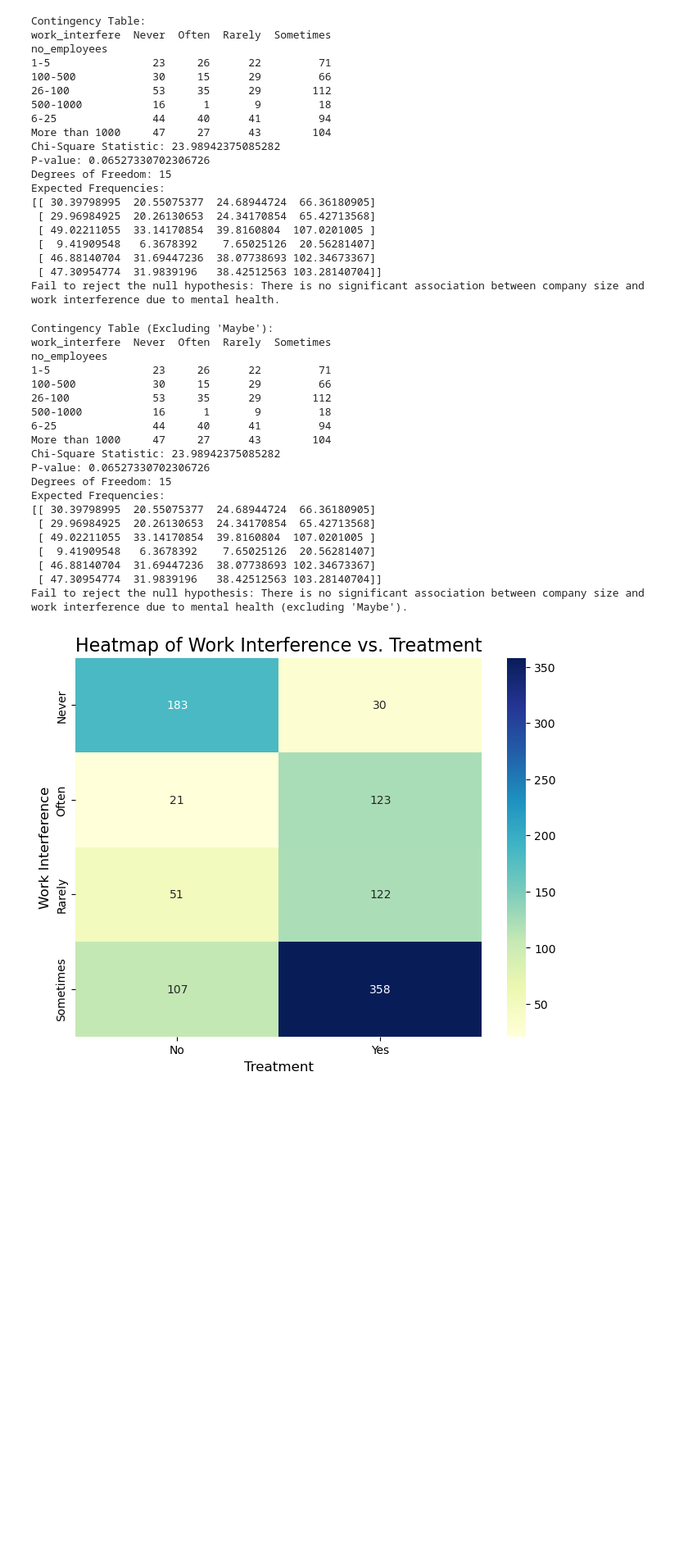
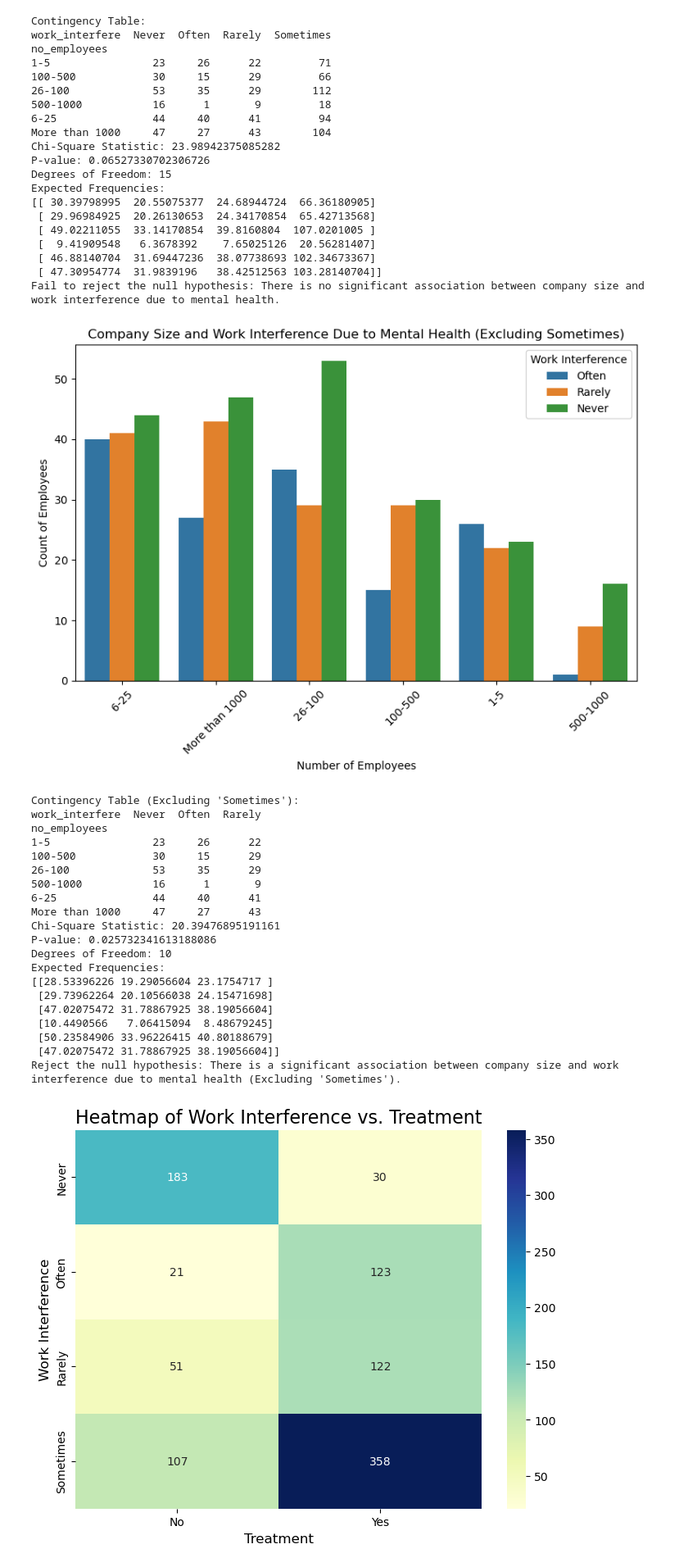
Before and after one commit to Ibraammasoud/Group-3, a Jupyter notebook: MH_Analysis.ipyb.ipynb, the cells around one changed output. Shown: that part at 82% size. Cells and saved outputs as stored; diff of their text form; code cells hidden in the pictures; blank space fills up the shorter version.

```diff
--- a/MH_Analysis.ipyb.ipynb
+++ b/MH_Analysis.ipyb.ipynb
@@ -353,58 +353,79 @@ Expected Frequencies:
  [ 47.30954774  31.9839196   38.42512563 103.28140704]]
 Fail to reject the null hypothesis: There is no significant association between company size and work interference due to mental health.
 # %%
-# Conduct Chi-Square Test of Independence Between Company Size and the extent of wich Mental health inteferes with Work (Excluding Maybe Values)
 
-# Load the dataset (replace with the actual file path if necessary)
+# Conduct Chi-Square Test of Independence Between Company Size and the extent of wich Mental health inteferes with Work (Excluding Sometimes Values)
+# Show relationship between Company Size and Work Interference due to Mental Health
+
+
+# Import necessary libraries
+import pandas as pd
+from scipy.stats import chi2_contingency
+import matplotlib.pyplot as plt
+import seaborn as sns
+
+# Load the dataset (replace 'your_file.csv' with the actual file path)
 df = pd.read_csv('survey.csv')
 
-# Step 1: Filter out the rows where 'work_interfere' is "Maybe"
-df_filtered = df[df['work_interfere'] != 'Maybe']
+# Step 1: Filter out the rows where 'work_interfere' is 'Maybe' or 'Sometimes'
+df_filtered = df[(df['work_interfere'] != 'Maybe') & (df['work_interfere'] != 'Sometimes')]
 
-# Step 2: Create a contingency table for 'no_employees' and 'work_interfere' (now only includes "Yes" and "No")
+# Visualize the relationship between company size and work interference (Excluding 'Sometimes' values)
+plt.figure(figsize=(8, 6))
+sns.countplot(data=df_filtered, x='no_employees', hue='work_interfere')
+plt.title('Company Size and Work Interference Due to Mental Health (Excluding Sometimes)')
+plt.xlabel('Number of Employees')
+plt.ylabel('Count of Employees')
+plt.legend(title='Work Interference', loc='best')
+plt.xticks(rotation=45)
+plt.tight_layout()
+plt.show()
+
+# Step 2: Create a contingency table for 'no_employees' and 'work_interfere' (now only includes "Yes", "No", "Rarely", "Often")
 contingency_table = pd.crosstab(df_filtered['no_employees'], df_filtered['work_interfere'])
 
 # Print the contingency table
-print("Contingency Table (Excluding 'Maybe'):")
+print("Contingency Table (Excluding 'Sometimes'):")
 print(contingency_table)
 
 # Step 3: Perform the Chi-Square test
 chi2, p, dof, expected = chi2_contingency(contingency_table)
 
 # Step 4: Output the results
 print(f"Chi-Square Statistic: {chi2}")
 print(f"P-value: {p}")
 print(f"Degrees of Freedom: {dof}")
 print("Expected Frequencies:")
 print(expected)
 
 # Step 5: Interpretation based on p-value
 alpha = 0.05  # Significance level
 if p < alpha:
-    print("Reject the null hypothesis: There is a significant association between company size and work interference due to mental health (excluding 'Maybe').")
+    print("Reject the null hypothesis: There is a significant association between company size and work interference due to mental health (Excluding 'Sometimes').")
 else:
-    print("Fail to reject the null hypothesis: There is no significant association between company size and work interference due to mental health (excluding 'Maybe').")
+    print("Fail to reject the null hypothesis: There is no significant association between company size and work interference due to mental health (Excluding 'Sometimes').")
 # %% [output]
+[figure, added]
-Contingency Table (Excluding 'Maybe'):
-work_interfere  Never  Often  Rarely  Sometimes
+Contingency Table (Excluding 'Sometimes'):
+work_interfere  Never  Often  Rarely
 no_employees
-1-5                23     26      22         71
-100-500            30     15      29         66
-26-100             53     35      29        112
-500-1000           16      1       9         18
-6-25               44     40      41         94
-More than 1000     47     27      43        104
-Chi-Square Statistic: 23.98942375085282
-P-value: 0.06527330702306726
-Degrees of Freedom: 15
+1-5                23     26      22
+100-500            30     15      29
+26-100             53     35      29
+500-1000           16      1       9
+6-25               44     40      41
+More than 1000     47     27      43
+Chi-Square Statistic: 20.39476895191161
+P-value: 0.025732341613188086
+Degrees of Freedom: 10
 Expected Frequencies:
-[[ 30.39798995  20.55075377  24.68944724  66.36180905]
- [ 29.96984925  20.26130653  24.34170854  65.42713568]
- [ 49.02211055  33.14170854  39.8160804  107.0201005 ]
- [  9.41909548   6.3678392    7.65025126  20.56281407]
- [ 46.88140704  31.69447236  38.07738693 102.34673367]
- [ 47.30954774  31.9839196   38.42512563 103.28140704]]
-Fail to reject the null hypothesis: There is no significant association between company size and work interference due to mental health (excluding 'Maybe').
+[[28.53396226 19.29056604 23.1754717 ]
+ [29.73962264 20.10566038 24.15471698]
+ [47.02075472 31.78867925 38.19056604]
+ [10.4490566   7.06415094  8.48679245]
+ [50.23584906 33.96226415 40.80188679]
+ [47.02075472 31.78867925 38.19056604]]
+Reject the null hypothesis: There is a significant association between company size and work interference due to mental health (Excluding 'Sometimes').
 # %%
 
 # Show Relationship Between Work Interference and those who Seek Treatment
```
Also changed, not shown: parts of 1 cell of this notebook.
